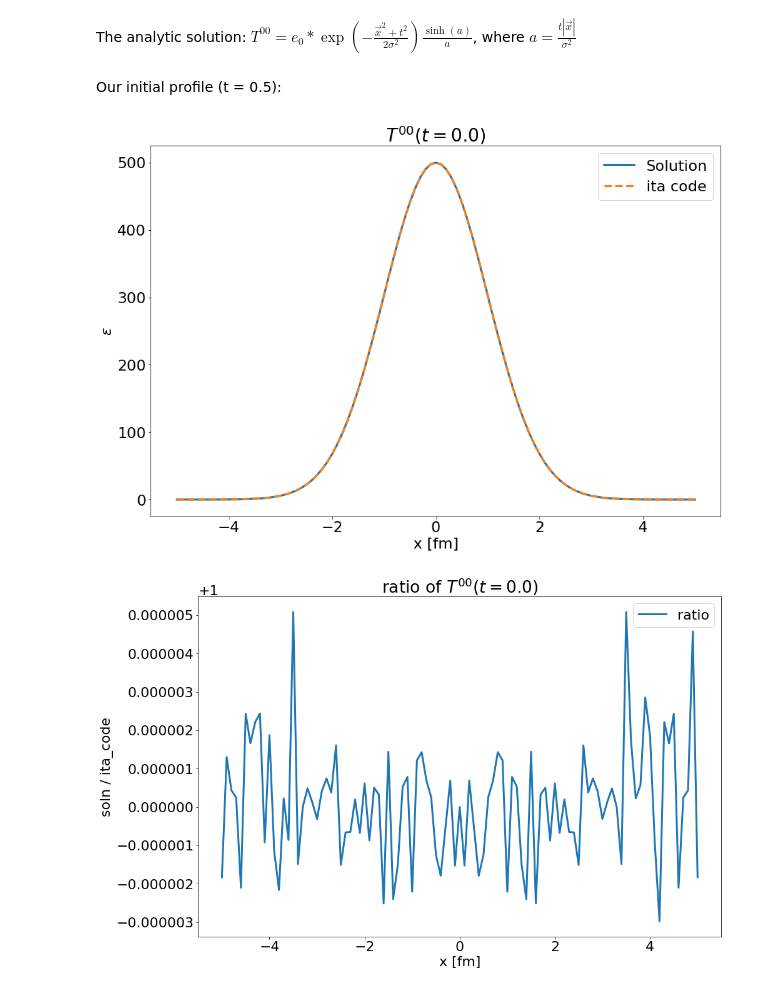
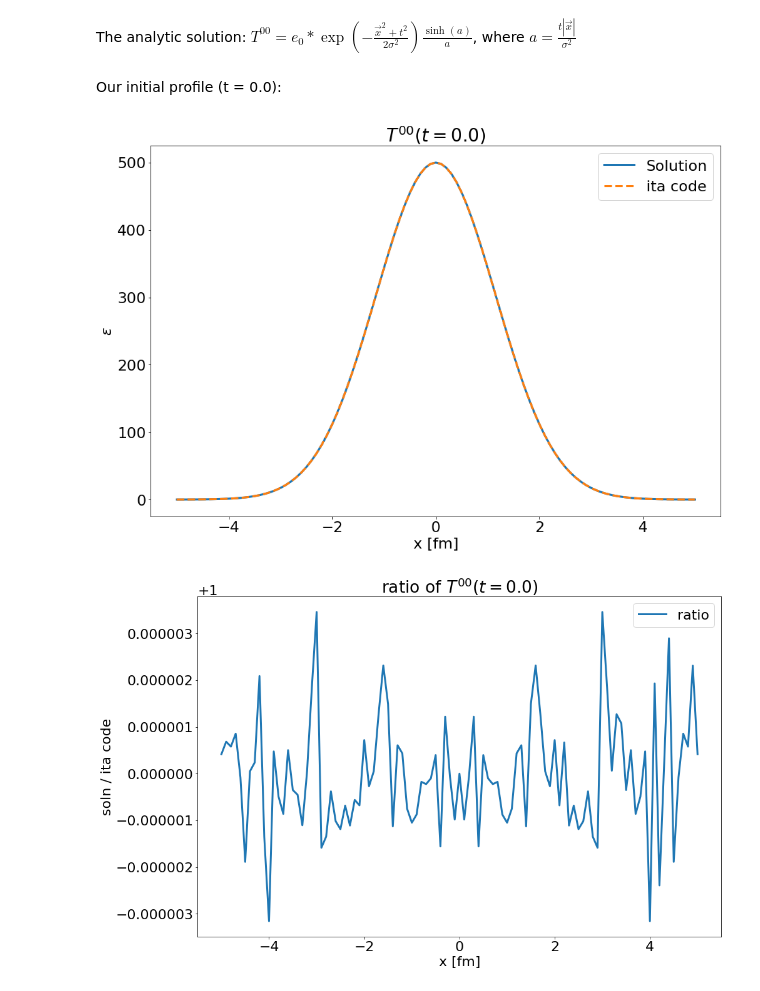
Before and after one commit to derekeverett/KTIso, a Jupyter notebook: Check_fs_solution.ipynb, the cells around one changed output. Saved outputs shown, nothing was run; the diff lists cells and outputs as text; code cells hidden in the pictures.

Commit message:
solution matches with the modified bessel soln Chandrodoy worked out

```diff
--- a/Check_fs_solution.ipynb
+++ b/Check_fs_solution.ipynb
@@ -8,7 +8,7 @@ For our test, we set the initial normalization of energy density $e_0 = 500$ fm^
 # %% [markdown]
 The analytic solution: $T^{00} = e_0 * \exp(-\frac{\vec{x}^2 + t^2}{2\sigma^2})\frac{\sinh(a)}{a}$, where $a = \frac{t|\vec{x}|}{\sigma^2}$
 # %% [markdown]
-Our initial profile (t = 0.5):
+Our initial profile (t = 0.0):
 # %%
 import math
 import numpy as np
@@ -28,37 +28,35 @@ xvals = np.arange(xmin, xmax + dx, dx)
 # %%
 e0 = 500.0 #initial normalization
 b = 1.0 #initial width of gaussian
 
 dt = 0.0 #time difference
 soln = []
 for x in xvals:
-    a = dt * x / (b * b)
-    #result = e0 * math.exp( -(x*x + dt*dt)/ (4.0*b*b) ) * math.sinh(a) / a
-    result = e0 * math.exp( -(x*x + dt*dt)/ (2.0*b*b) )
+    result = e0 * math.exp( -3.0*(x*x + dt*dt)/ (8.0*b*b) )
     soln.append(result)
 
 T00 = np.loadtxt('output/T00_projection_0.000.dat')
 T00_x = T00[ctr][:]
 
 plt.plot(xvals, soln, label='Solution')
 plt.plot(xvals, T00_x, '--', label='ita code')
 plt.title(r"$T^{00} (t = 0.0)$")
 plt.xlabel("x [fm]")
 plt.ylabel(r"$\epsilon$")
 plt.legend()
 plt.show()
 
 ratio = soln / T00_x
 plt.plot(xvals, ratio, label='ratio')
 plt.title(r"ratio of $T^{00} (t = 0.0)$")
 plt.xlabel("x [fm]")
-plt.ylabel(r"soln / ita_code")
+plt.ylabel(r"soln / ita code")
 #plt.ylim(1.0082, 1.0084)
 plt.legend()
 plt.show()
 # %% [output]
-[figure, old version]
+[figure, new version]
-[figure, old version]
+[figure, new version]
 # %%
 dt = 1.0 #time difference
 soln = []
```
Also changed, not shown: parts of 1 cell of this notebook, 3 other files.
